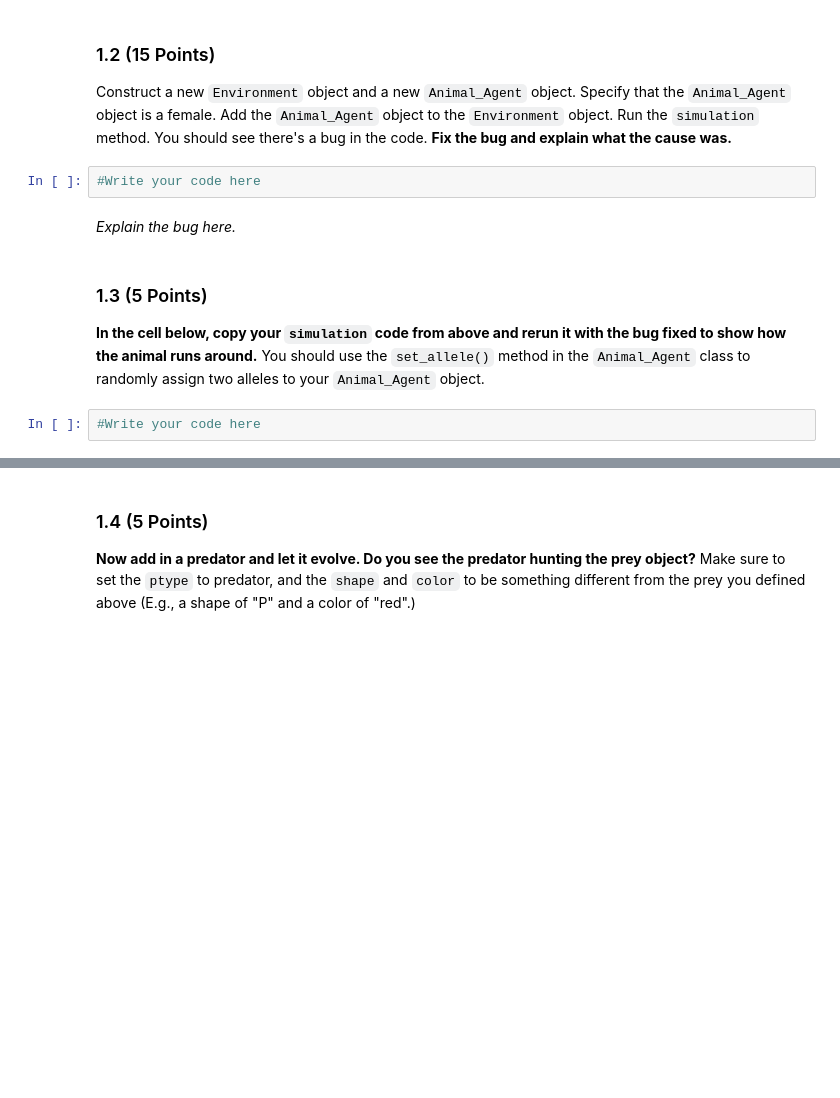
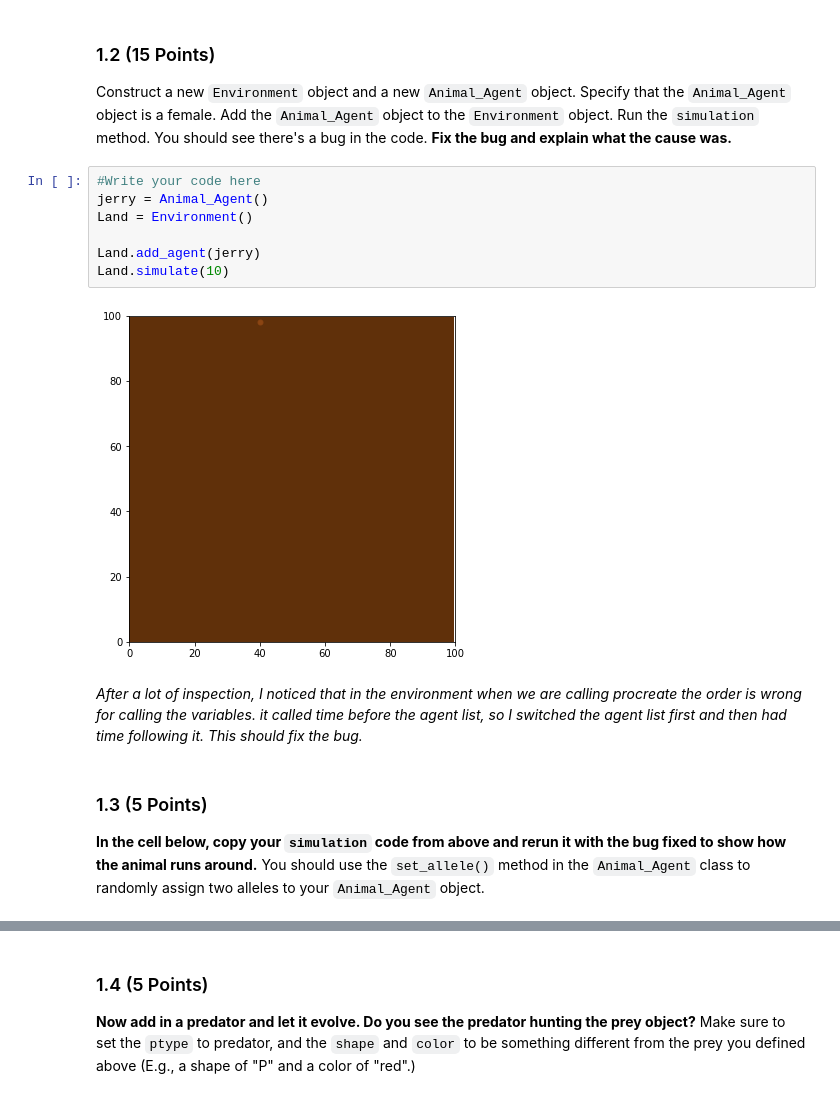
Before and after one commit to kovachel/CMSE_202_Homework_Kovach, a Jupyter notebook: hw-03/HW3_ABMs_Kovach.ipynb, the cells around one changed output, grey strips where cells are left out. Saved outputs shown, nothing was run; the diff lists cells and outputs as text; blank space fills up the shorter version.

```diff
--- a/hw-03/HW3_ABMs_Kovach.ipynb
+++ b/hw-03/HW3_ABMs_Kovach.ipynb
@@ -70,11 +80,16 @@ Spend some time exploring the new classes a bit. **Write a few sentences giving
 Construct a new `Environment` object and a new `Animal_Agent` object. Specify that the `Animal_Agent` object is a female. Add the `Animal_Agent` object to the `Environment` object. Run the `simulation` method. You should see there's a bug in the code. **Fix the bug and explain what the cause was.**
 # %%
 #Write your code here
+jerry = Animal_Agent()
+Land = Environment()
+
+Land.add_agent(jerry)
+Land.simulate(10)
+# %% [output]
+[figure, added]
-# %% [markdown]
-*Explain the bug here.*
+# %% [markdown]
+*After a lot of inspection, I noticed that in the environment when we are calling procreate the order is wrong for calling the variables. it called time before the agent list, so I switched the agent list first and then had time following it. This should fix the bug.*
 # %% [markdown]
 ### 1.3 (5 Points)
 
 **In the cell below, copy your `simulation` code from above and rerun it with the bug fixed to show how the animal runs around.** You should use the `set_allele()` method in the `Animal_Agent` class to randomly assign two alleles to your `Animal_Agent` object.
-# %%
-#Write your code here
```
Also changed, not shown: parts of 20 cells of this notebook.
